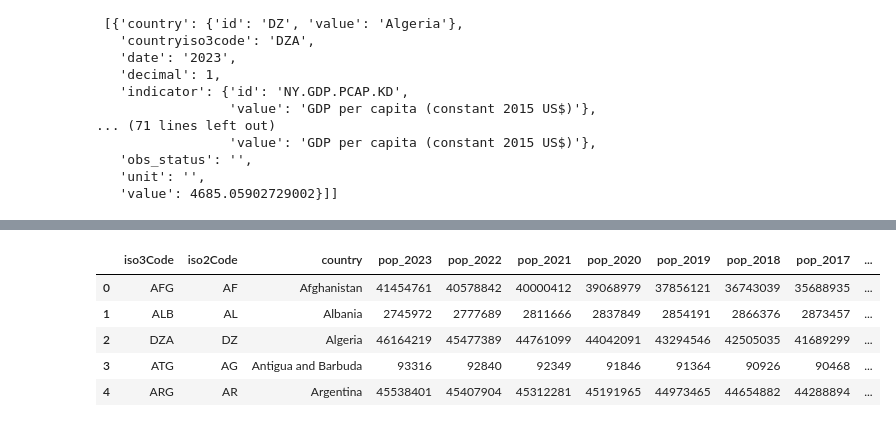
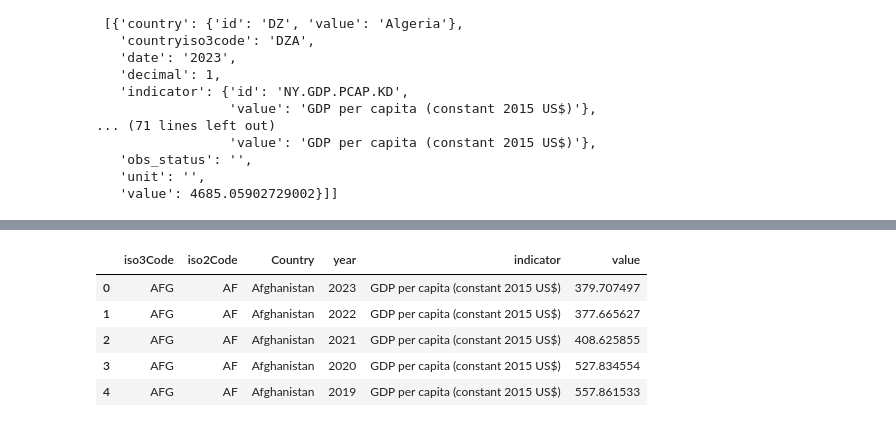
Before and after one commit to nazimben25/project3_group4, a Jupyter notebook: immigration.ipynb, the cells around one changed output, grey strips where cells are left out. Drawn from its saved outputs; the diff is of its cells as text; code cells hidden in the pictures.

Commit message:
imm.ipynb : optimization loop to retrieve macroeco_data, no more need to unpivot and we can collect more indicators

```diff
--- a/immigration.ipynb
+++ b/immigration.ipynb
@@ -498,0 +444,38 @@ country VUT
+# %%
+# this code will loop through all the listed countries and the needed indicators to generate a list
+
+print(f"start code")
+print('---------------------------')
+
+macro_eco_data_list = []
+
+# the end point is defined by (i) country (II) indicator (III) year start and year end
+        # => we need to create 1 end point of each country / indicator
+
+for i in country_list :
+
+    for j in indicators :
+
+        print(f"--------------------------")
+        print(f"country {i} indicator {j}")
+
+        try:
+
+            # define the end point by country (from list I) and indicator (from list J)
+
+            link_pop = f'https://api.worldbank.org/v2/country/{i}/indicator/{j}?date={year_min}:{year_max}&format=json'
+            response_pop = requests.get(link_pop).json()
+
+            # loop through the response_pop (list) to extract the value for each year in the serie
+
+            for item in response_pop[1]:
+                macro_eco_data_list.append({
+                    'iso3Code': item['countryiso3code'],
+                    'iso2Code': item['country']['id'],
+                    'Country': item['country']['value'],
+                    'year': item['date'],
+                    'indicator': item['indicator']['value'],
+                    'value': item['value']
+                })
+        except:
+            print(f"country {i} indicator {j}....... not found")
@@ -499,14 +500,14 @@ country VUT
 # %%
 ## Create DF 1st indicator
 
-pop_df = pd.DataFrame(pop_list)
-pop_df = pop_df.dropna(how='all')
+macro_eco_data_df = pd.DataFrame(macro_eco_data_list)
+macro_eco_data_df = macro_eco_data_df.dropna(how='all')
 
-pop_df.head()
+macro_eco_data_df.head()
 # %% [output]
-|  | iso3Code | iso2Code | country | pop_2023 | pop_2022 | pop_2021 | pop_2020 | pop_2019 | pop_2018 | pop_2017 | ... |
-| 0 | AFG | AF | Afghanistan | 41454761 | 40578842 | 40000412 | 39068979 | 37856121 | 36743039 | 35688935 | ... |
-| 1 | ALB | AL | Albania | 2745972 | 2777689 | 2811666 | 2837849 | 2854191 | 2866376 | 2873457 | ... |
-| 2 | DZA | DZ | Algeria | 46164219 | 45477389 | 44761099 | 44042091 | 43294546 | 42505035 | 41689299 | ... |
-| 3 | ATG | AG | Antigua and Barbuda | 93316 | 92840 | 92349 | 91846 | 91364 | 90926 | 90468 | ... |
-| 4 | ARG | AR | Argentina | 45538401 | 45407904 | 45312281 | 45191965 | 44973465 | 44654882 | 44288894 | ... |
+|  | iso3Code | iso2Code | Country | year | indicator | value |
+| 0 | AFG | AF | Afghanistan | 2023 | GDP per capita (constant 2015 US$) | 379.707497 |
+| 1 | AFG | AF | Afghanistan | 2022 | GDP per capita (constant 2015 US$) | 377.665627 |
+| 2 | AFG | AF | Afghanistan | 2021 | GDP per capita (constant 2015 US$) | 408.625855 |
+| 3 | AFG | AF | Afghanistan | 2020 | GDP per capita (constant 2015 US$) | 527.834554 |
+| 4 | AFG | AF | Afghanistan | 2019 | GDP per capita (constant 2015 US$) | 557.861533 |
```
Also changed, not shown: parts of 14 cells of this notebook, 1 other file.
